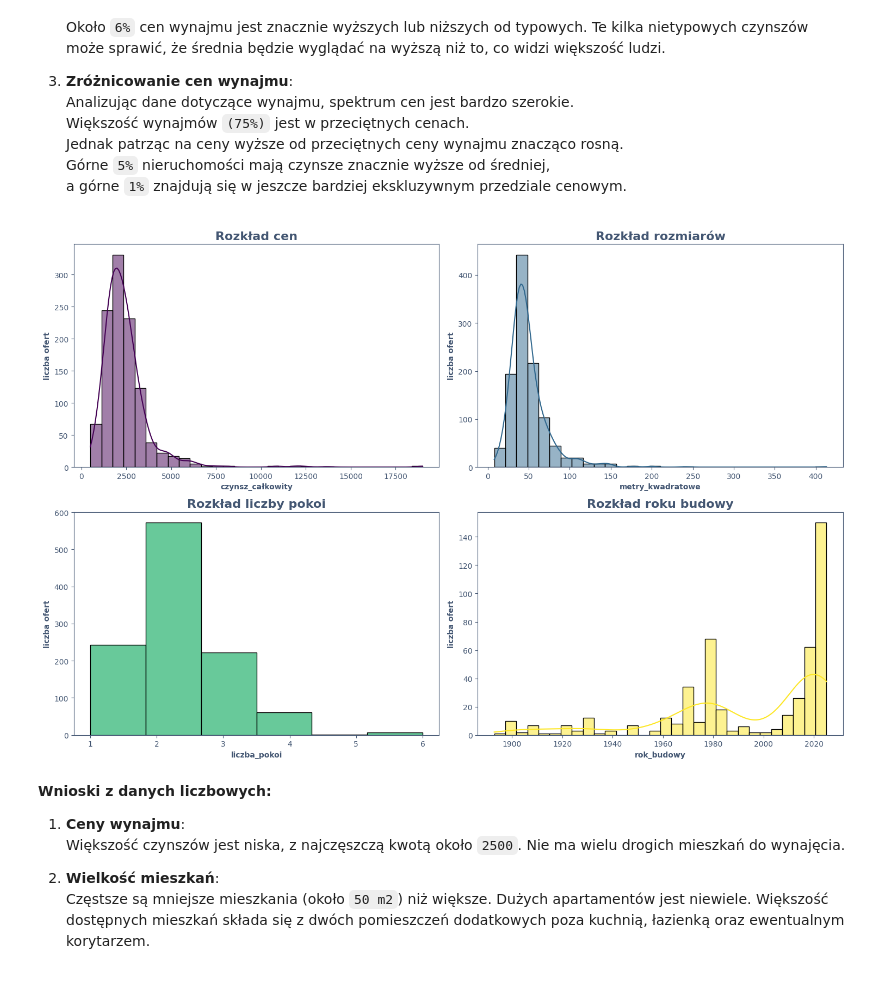
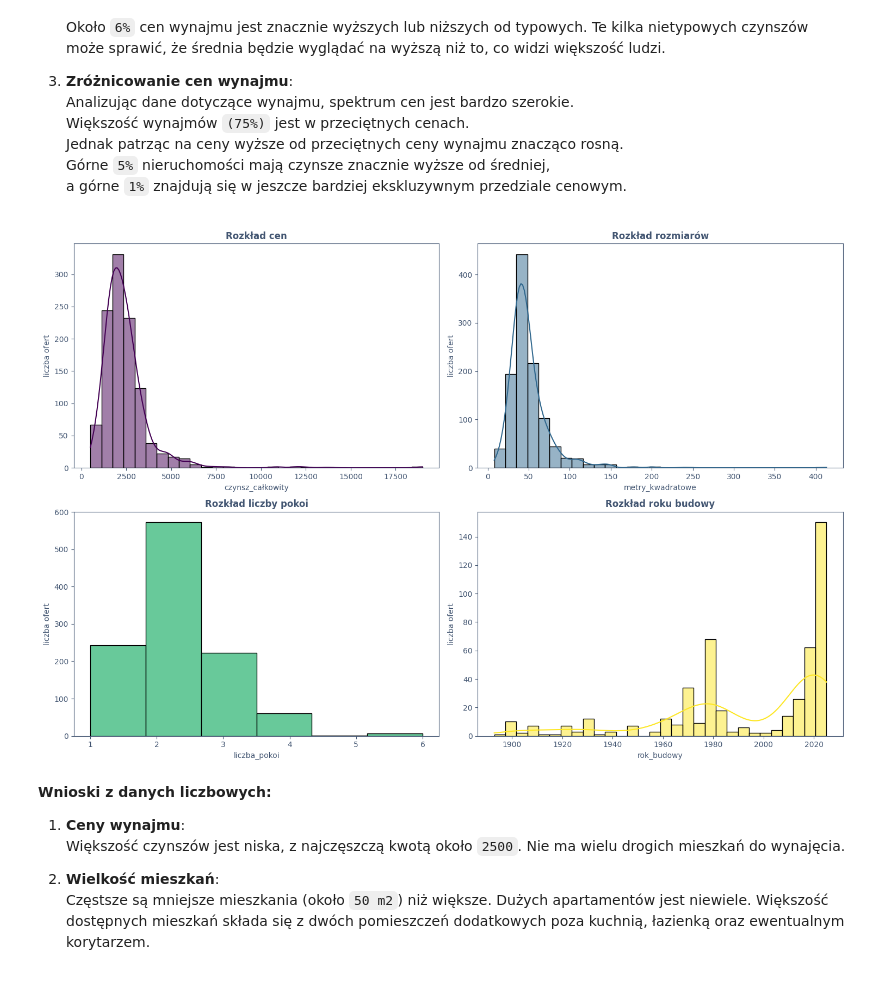
Before and after one commit to Luk-kar/Home-Market-Harvester, a Jupyter notebook: notebooks/003_EDA.pl.ipynb, the cells around one changed output. Cells and saved outputs as stored; diff of their text form; code cells hidden in the pictures.

```diff
--- a/notebooks/003_EDA.pl.ipynb
+++ b/notebooks/003_EDA.pl.ipynb
@@ -270,59 +327,28 @@ Jednak patrząc na ceny wyższe od przeciętnych ceny wynajmu znacząco rosną.<
 Górne `5%` nieruchomości mają czynsze znacznie wyższe od średniej,<br>
 a górne `1%` znajdują się w jeszcze bardziej ekskluzywnym przedziale cenowym.<br>
 # %%
-aesthetics_plots = {
-	'title_size': 16,
-    'y_and_x_label_size': 12,
-	'fontweight': 'bold',
-	'label_color': "#435672",
-    "palette": "viridis",
-    "figsize": {
-        "multiplot": (15, 10),  # (width, height) in inches
-        "singleplot": (8, 6),
-        },
-    }
-
-
-def set_plot_aesthetics(
-        ax: plt.Axes,
-        title: str,
-        title_fontsize: int = aesthetics_plots['title_size'],
-        color: str =aesthetics_plots['label_color'],
-        fontweight: str =aesthetics_plots['fontweight']
-    ):
-
-
-    ax.set_title(title, fontsize=title_fontsize, color=color, fontweight=fontweight)
-    ax.set_xlabel(ax.get_xlabel(), fontweight=fontweight)
-    ax.set_ylabel(ax.get_ylabel(), fontweight=fontweight)
-    ax.tick_params(colors=color, which='both')  # For both major and minor ticks
-    ax.yaxis.label.set_color(color)  # Y-axis label color
-    ax.xaxis.label.set_color(color)  # X-axis label color
-    for spine in ax.spines.values():  # Spine color
-        spine.set_edgecolor(color)
-
 def plot_distribution(combined_df: pd.DataFrame):
     fig, axes = plt.subplots(nrows=2, ncols=2, figsize=aesthetics_plots['figsize']['multiplot'])
 
     cmap = plt.get_cmap('viridis')
     colors = cmap(np.linspace(0, 1, 4))
 
     titles = ["Rozkład cen", "Rozkład rozmiarów", "Rozkład liczby pokoi", "Rozkład roku budowy"]
     data_columns = ['wycena.czynsz_całkowity', 'wielkość.metry_kwadratowe', 'wielkość.liczba_pokoi', 'rodzaj_i_rocznik.rok_budowy']
     kde_settings = [True, True, False, True]
     bins = [30, 30, 6, 30]
 
     for ax, title, color, data_column, kde_setting, bin in zip(axes.flat, titles, colors, data_columns, kde_settings, bins):
         sns.histplot(combined_df[data_column.split('.')[0]][data_column.split('.')[1]].astype('float'), ax=ax, kde=kde_setting, bins=bin, color=color)
         ax.set_ylabel("liczba ofert")
         set_plot_aesthetics(ax, title)
 
     plt.tight_layout()
     plt.show()
 
 plot_distribution(combined_df)
 # %% [output]
-[figure, old version]
+[figure, new version]
 # %% [markdown]
 **Wnioski z danych liczbowych:**
 
```
Also changed, not shown: parts of 2 cells of this notebook, 2 other files.
